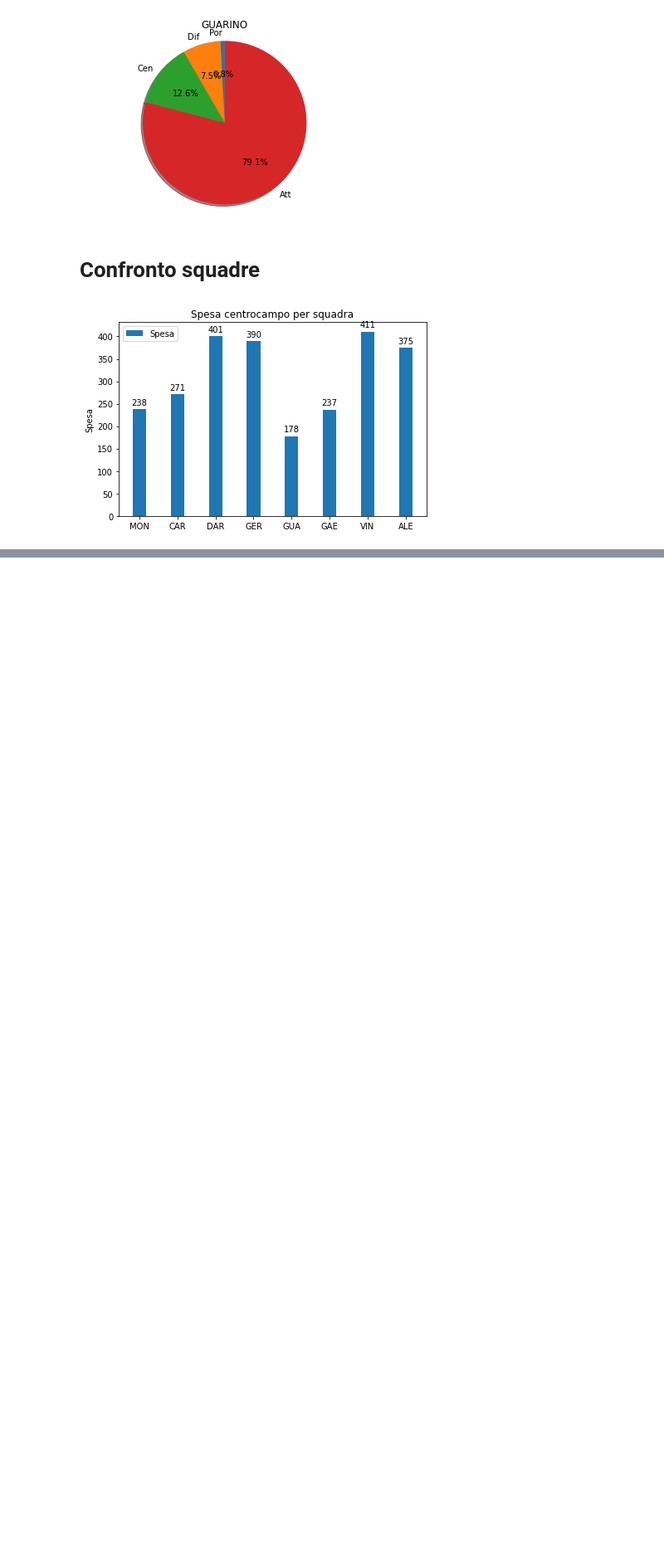
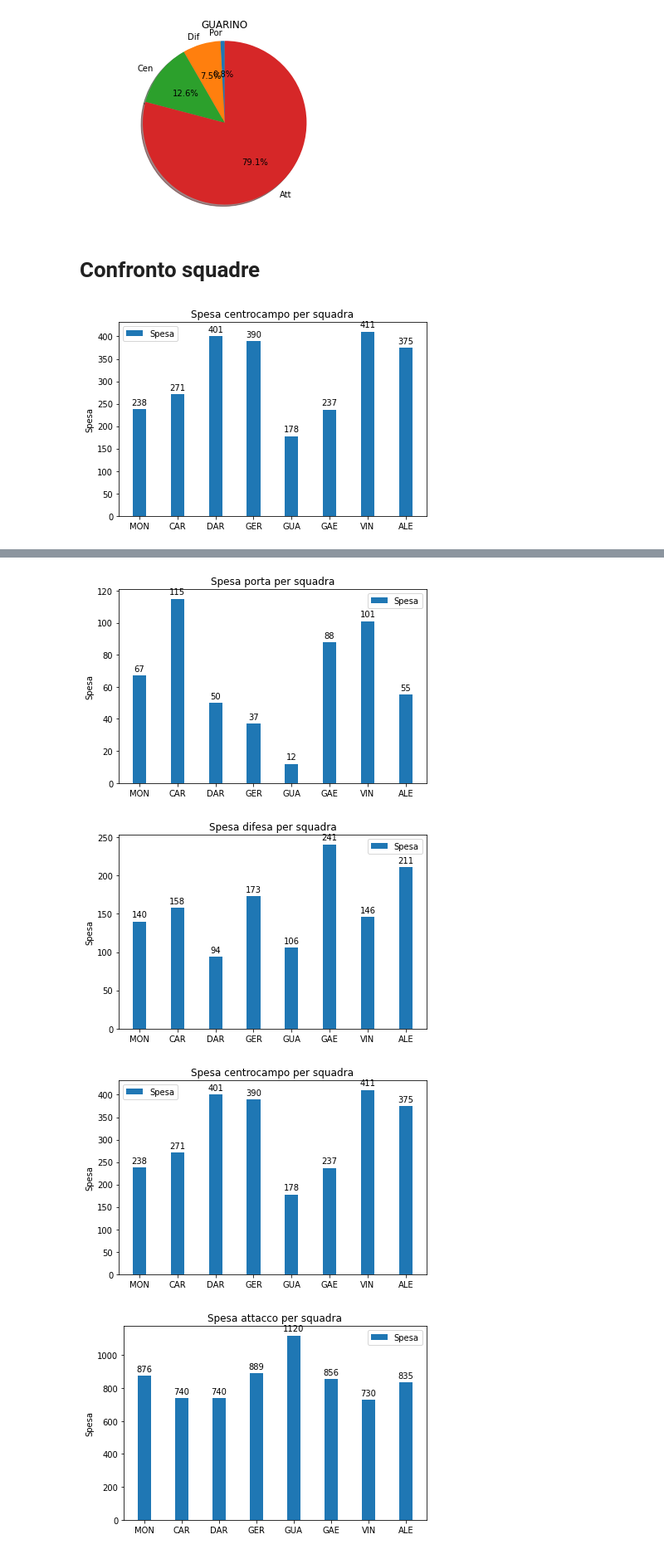
Before and after one commit to vincenzodr/Fantabastos20_21, a Jupyter notebook: bastos2021.ipynb, the cells around one changed output, grey strips where cells are left out. Shown: that part at 83% size. Cells and saved outputs as stored; diff of their text form; code cells hidden in the pictures; blank space fills up the shorter version.

```diff
--- a/bastos2021.ipynb
+++ b/bastos2021.ipynb
@@ -194,0 +197,10 @@ for i in range(8):
+# %%
+confrontoSpesaPor()
+confrontoSpesaDif()
+confrontoSpesaCen()
+confrontoSpesaAtt()
+# %% [output]
+[figure, added]
+[figure, added]
+[figure, added]
+[figure, added]
```
Also changed, not shown: parts of 5 cells of this notebook.
